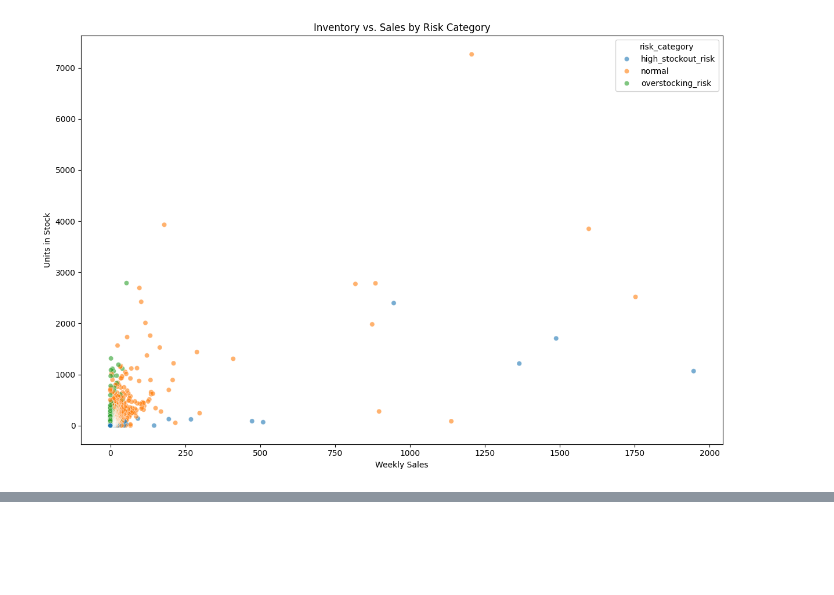
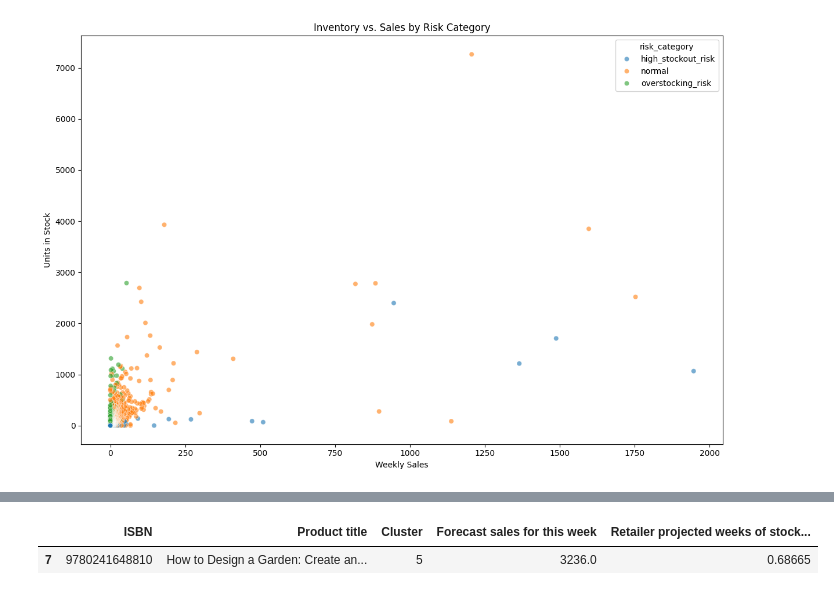
Before and after one commit to andrea-mar/books_dataset, a Jupyter notebook: dk.ipynb, the cells around one changed output, grey strips where cells are left out. Drawn from its saved outputs; the diff is of its cells as text; code cells hidden in the pictures; blank space fills up the shorter version.

```diff
--- a/dk.ipynb
+++ b/dk.ipynb
@@ -450,0 +524,11 @@ plt.tight_layout()
+# %%
+# Apply KMeans clustering\
+optimal_clusters = 6  # Replace this with the optimal value from the plot
+
+kmeans = KMeans(n_clusters=optimal_clusters, random_state=42)
+df_clean['Cluster'] = kmeans.fit_predict(scaled_data)
+# %%
+# Add the cluster label to the original dataframe
+df['Cluster'] = np.nan  # Add a placeholder for cluster
+df.loc[df_clean.index, 'Cluster'] = df_clean['Cluster']
+df.info()
@@ -450,0 +553,5 @@ plt.tight_layout()
+# %%
+# Fill NaN in the 'Cluster' column with a default value (e.g., -1) before converting to int
+df.dropna(subset=('Cluster'), inplace=True)
+df['Cluster'] = df['Cluster'].astype(int)
+df.info()
@@ -450,0 +576,13 @@ plt.tight_layout()
+# %%
+# Detect outliers: Outliers will likely belong to the smallest or most isolated clusters
+outliers = df[df['Cluster'] == np.argmin(np.bincount(df['Cluster'].astype(int)))]
+
+# View the outliers
+outliers = outliers[['ISBN', 'Product title',  'Cluster'] + columns]
+outliers.head()
+
+
+# identifies potential stockout -> retailer has less than 1 week of stock on hand and the projected sales are high
+# %% [output]
+|  | ISBN | Product title | Cluster | Forecast sales for this week | Retailer projected weeks of stock... |
+| 7 | 9780241648810 | How to Design a Garden: Create an... | 5 | 3236.0 | 0.68665 |
```
Also changed, not shown: parts of 9 cells of this notebook, 1 other file.
